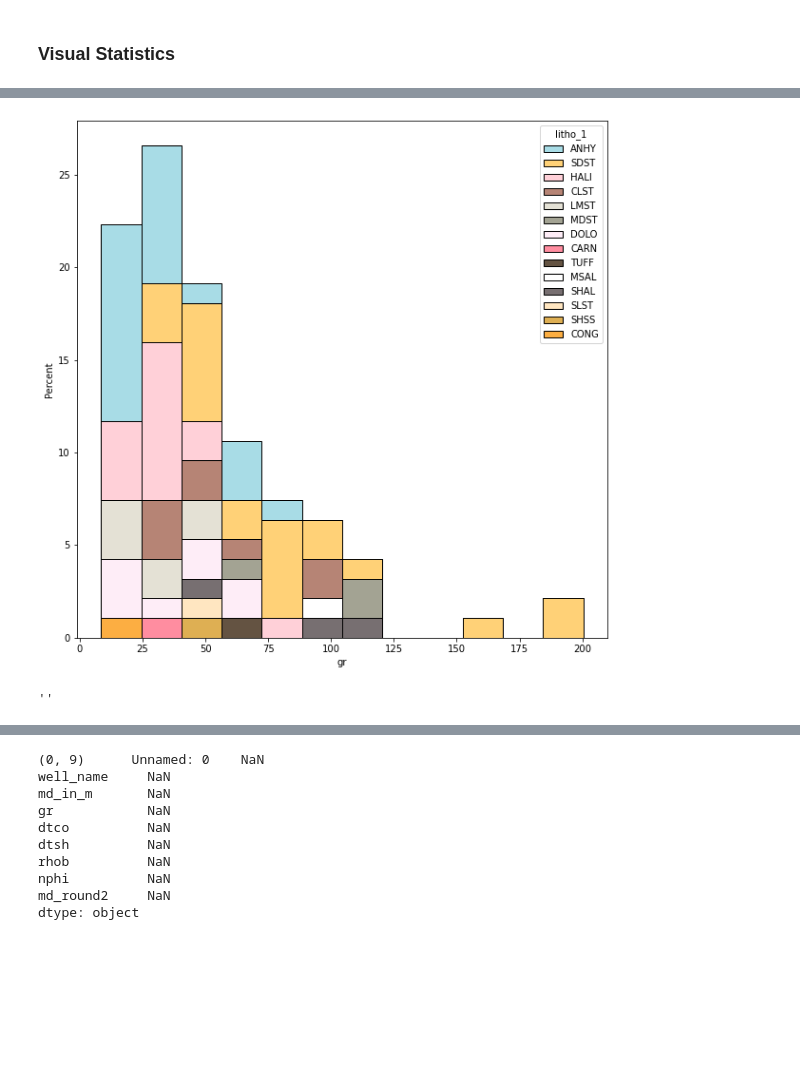
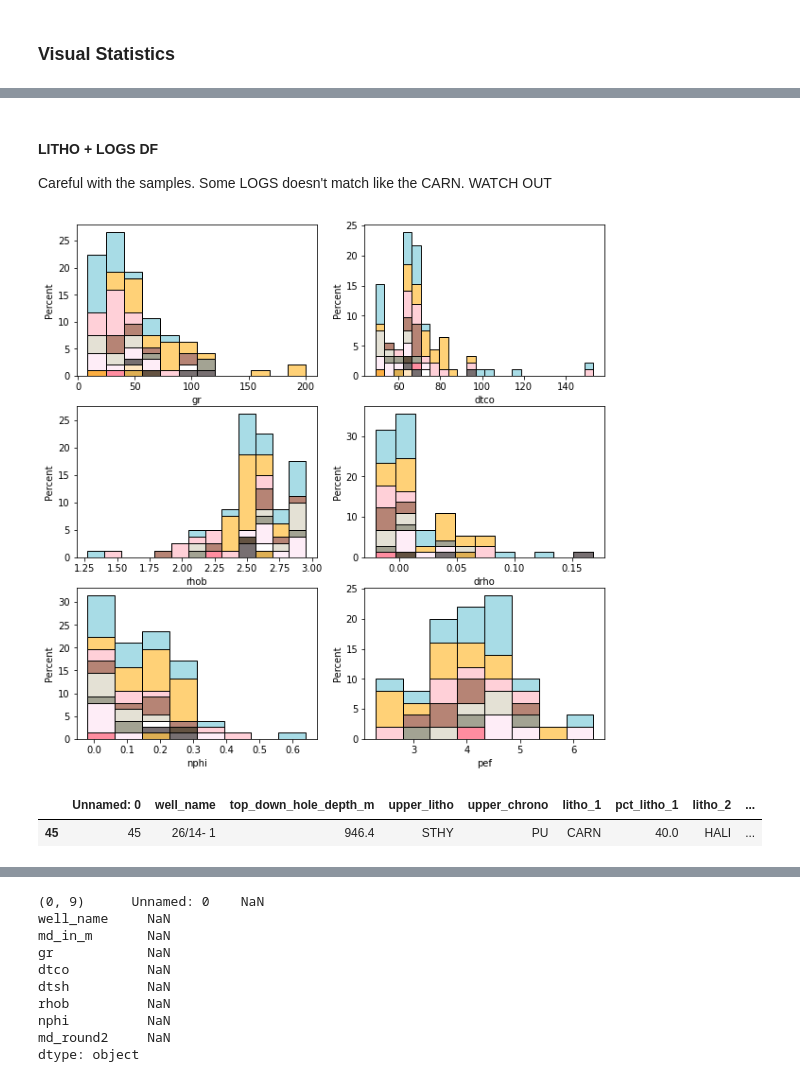
Before and after one commit to lsdR94/OpendTect_wells_to_PSQL, a Jupyter notebook: Data_Analysis.ipynb, the cells around one changed output, grey strips where cells are left out. Drawn from its saved outputs; the diff is of its cells as text; code cells hidden in the pictures; blank space fills up the shorter version.

Commit message:
feat: subplot_histograms function

```diff
--- a/Data_Analysis.ipynb
+++ b/Data_Analysis.ipynb
@@ -332,38 +397,43 @@ fig.legend(labels, loc='lower right', bbox_to_anchor=(1,-0.1), ncol=len(labels),
+# %% [markdown]
+#### LITHO + LOGS DF
+Careful with the samples. Some LOGS doesn't match like the CARN. WATCH OUT
 # %%
 palette_l ={
     "ANHY": "#8bd1de",
     "CARN": "#ff6780",
     "HALI": "#ffc1cb",
     "MSAL": "#ffffff",
     "POLY": "#ff1f44 ",
     "PSAL": "#ff6781",
     "SYLV": "#ff6781",
     "GYPS": "#eeede4",
     "EVAP": "#d1edf2",
     "DOLO": "#fee8f5",
     "LMST": "#dcd8c7",
     "MDST": "#84846f",
     "CLST": "#9E5B47",
     "SHAL": "#4a3f41",
     "SHSS": "#d39519",
     "SLST": "#FFDEAD",
     "SDST": "#FFC249",
     "TUFF": "#301A03",
     "CONG": "#fc9303"
 }
 
-fig, axs = plt.subplots(figsize=(10,10))
-gr_hist = sb.histplot(litho1_no_nans_df, x="gr", hue="litho_1", multiple="stack", ax=axs, stat="percent", palette=palette_l, legend=True)
-
-# # dtco_hist = sb.histplot(litho1_no_nans_df, x="dtco", hue="litho_1", multiple="stack", ax=axs[0, 1], stat="percent", legend=False)
-# # rhob_hist = sb.histplot(litho1_no_nans_df, x="rhob", hue="litho_1", multiple="stack", ax=axs[1, 0], stat="percent", legend=False)
-# # drho_hist = sb.histplot(litho1_no_nans_df, x="drho", hue="litho_1", multiple="stack", ax=axs[1, 1], stat="percent", legend=False)
-# # nphi_hist = sb.histplot(litho1_no_nans_df, x="nphi", hue="litho_1", multiple="stack", ax=axs[2, 0], stat="percent", legend=False)
-# # pef_hist = sb.histplot(litho1_no_nans_df, x="pef", hue="litho_1", multiple="stack", ax=axs[2, 1], stat="percent", legend=True)
+fig, axs = plt.subplots(3,2, figsize=(10,10))
+gr_hist = sb.histplot(litho1_no_nans_df, x="gr", hue="litho_1", multiple="stack", ax=axs[0,0], stat="percent", palette=litho_palette, legend=False)
+dtco_hist = sb.histplot(litho1_no_nans_df, x="dtco", hue="litho_1", multiple="stack", ax=axs[0, 1], stat="percent", palette=litho_palette, legend=False)
+rhob_hist = sb.histplot(litho1_no_nans_df, x="rhob", hue="litho_1", multiple="stack", ax=axs[1, 0], stat="percent", palette=litho_palette, legend=False)
+drho_hist = sb.histplot(litho1_no_nans_df, x="drho", hue="litho_1", multiple="stack", ax=axs[1, 1], stat="percent", palette=litho_palette, legend=False)
+nphi_hist = sb.histplot(litho1_no_nans_df, x="nphi", hue="litho_1", multiple="stack", ax=axs[2, 0], stat="percent", palette=litho_palette, legend=False)
+pef_hist = sb.histplot(litho1_no_nans_df, x="pef", hue="litho_1", multiple="stack", ax=axs[2, 1], stat="percent", palette=litho_palette, legend=False)
 plt.show()
 # %% [output]
-[figure, old version]
+[figure, new version]
-# %%
-l.get_label()
-# %% [output]
-''
+# %%
+sliced_litho[sliced_litho["litho_1"] == "CARN"]
+
+# (sliced_logs["well_name"] == well) & (sliced_logs["nphi"] > 0)
+# %% [output]
+|  | Unnamed: 0 | well_name | top_down_hole_depth_m | upper_litho | upper_chrono | litho_1 | pct_litho_1 | litho_2 | ... |
+| 45 | 45 | 26/14- 1 | 946.4 | STHY | PU | CARN | 40.0 | HALI | ... |
```
Also changed, not shown: parts of 16 cells of this notebook.
